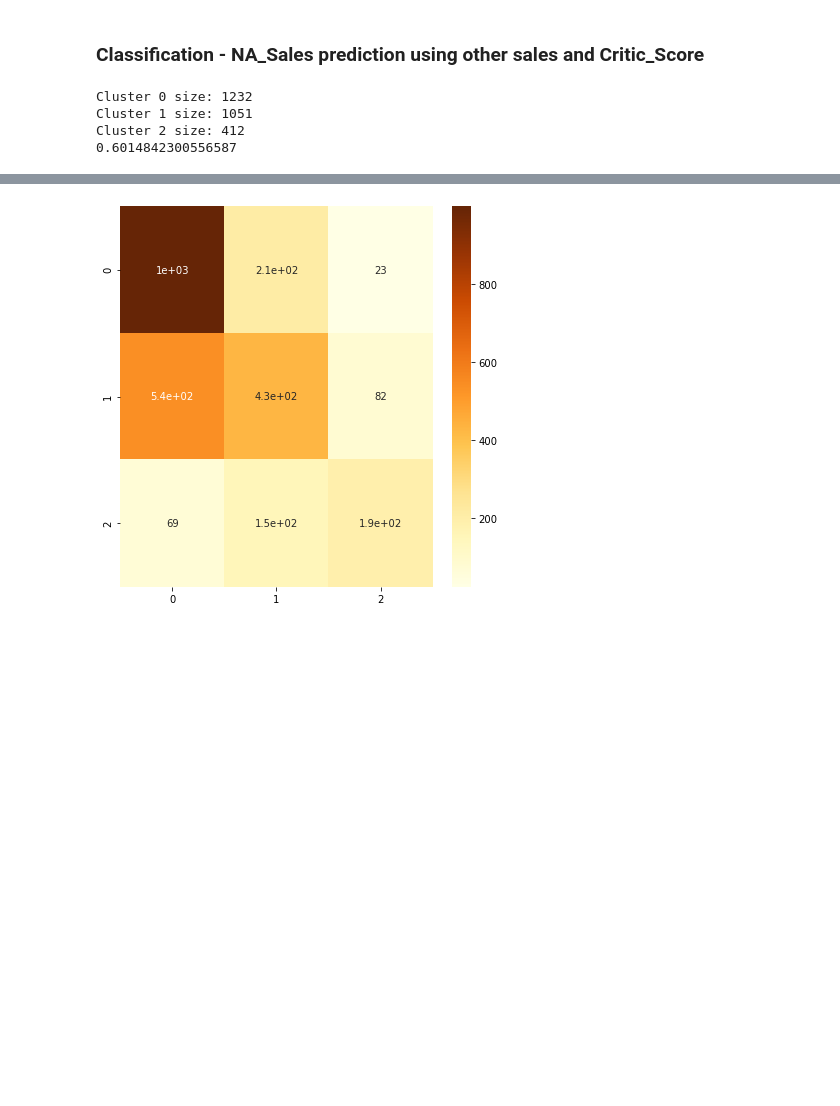
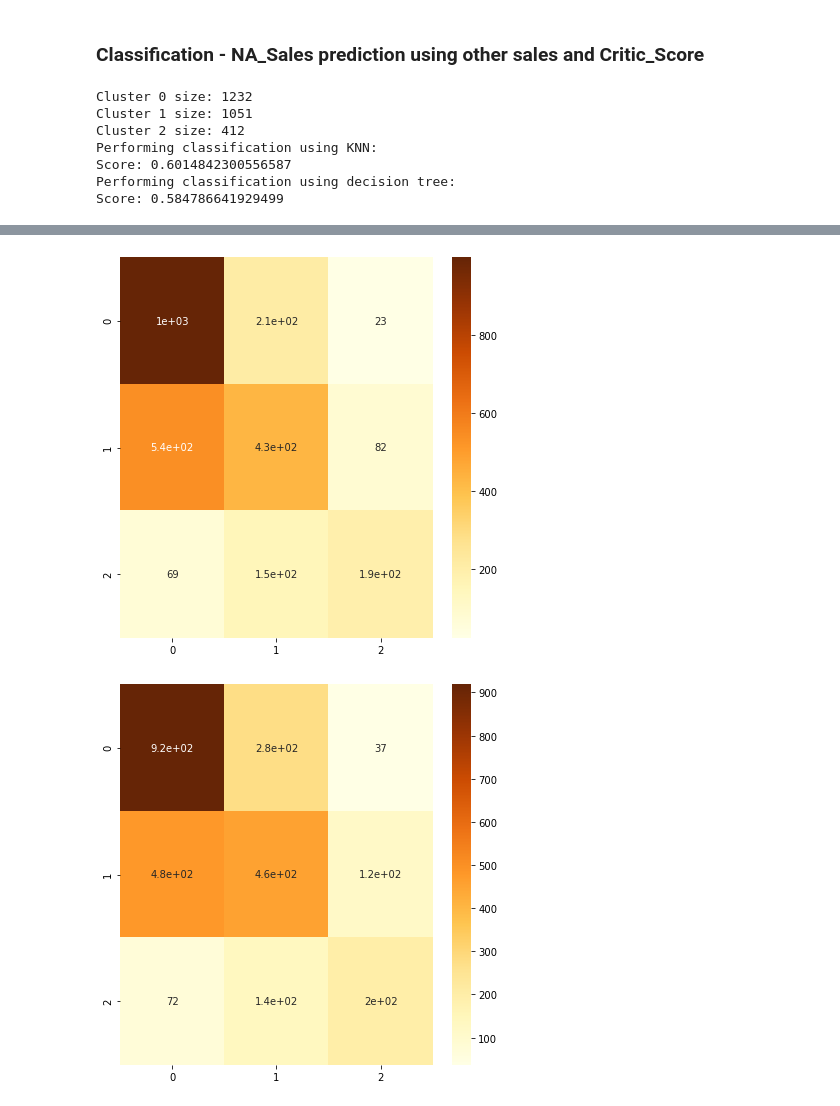
Before and after one commit to Loniowsky/Data-Mining-Project, a Jupyter notebook: notebooks/7th_gen.ipynb, the cells around one changed output, grey strips where cells are left out. Saved outputs shown, nothing was run; the diff lists cells and outputs as text; code cells hidden in the pictures; blank space fills up the shorter version.

```diff
--- a/notebooks/7th_gen.ipynb
+++ b/notebooks/7th_gen.ipynb
@@ -140,32 +140,42 @@ data.loc[data["NA_Sales"] > 0.7, "cluster"] = 2
 
 for i in range(0, 3):
     print("Cluster {} size: {}".format(i, data[data["cluster"] == i].shape[0]))
 
 plot_1d_data_with_clusters(data, "NA_Sales")
 plot_2d_data_with_clusters(data, ("Critic_Score", second_sales))
 
 data = data.drop(["NA_Sales"], axis=1)
 standardize(data, [second_sales, "Critic_Score"], columns_stats)
 
 should_check_qualities = False
 if should_check_qualities:
     qualities = []
     for number_of_neighbours in range(1, 30):
         classification_quality, confusion_matrix = k_neighbours_leave_one_out(data, "cluster", number_of_neighbours)
         qualities.append(classification_quality)
 
     plt.figure()
     plt.plot(range(1, 30), qualities)
     plt.show()
 
+print("Performing classification using KNN:")
 classification_quality, confusion_matrix = k_neighbours_leave_one_out(data, "cluster", 4)
-print(classification_quality)
+print("Score: {}".format(classification_quality))
 display_confusion_matrix(confusion_matrix)
+
+print("Performing classification using decision tree:")
+classification_quality, confusion_matrix = decision_tree_leave_one_out(data, "cluster")
+print("Score: {}".format(classification_quality))
+display_confusion_matrix(confusion_matrix)
 # %% [output]
 Cluster 0 size: 1232
 Cluster 1 size: 1051
 Cluster 2 size: 412
-0.6014842300556587
+Performing classification using KNN:
+Score: 0.6014842300556587
+Performing classification using decision tree:
+Score: 0.584786641929499
 [figure]
 [figure]
 [figure]
+[figure, added]
```
Also changed, not shown: parts of 4 cells of this notebook, 6 other files.
